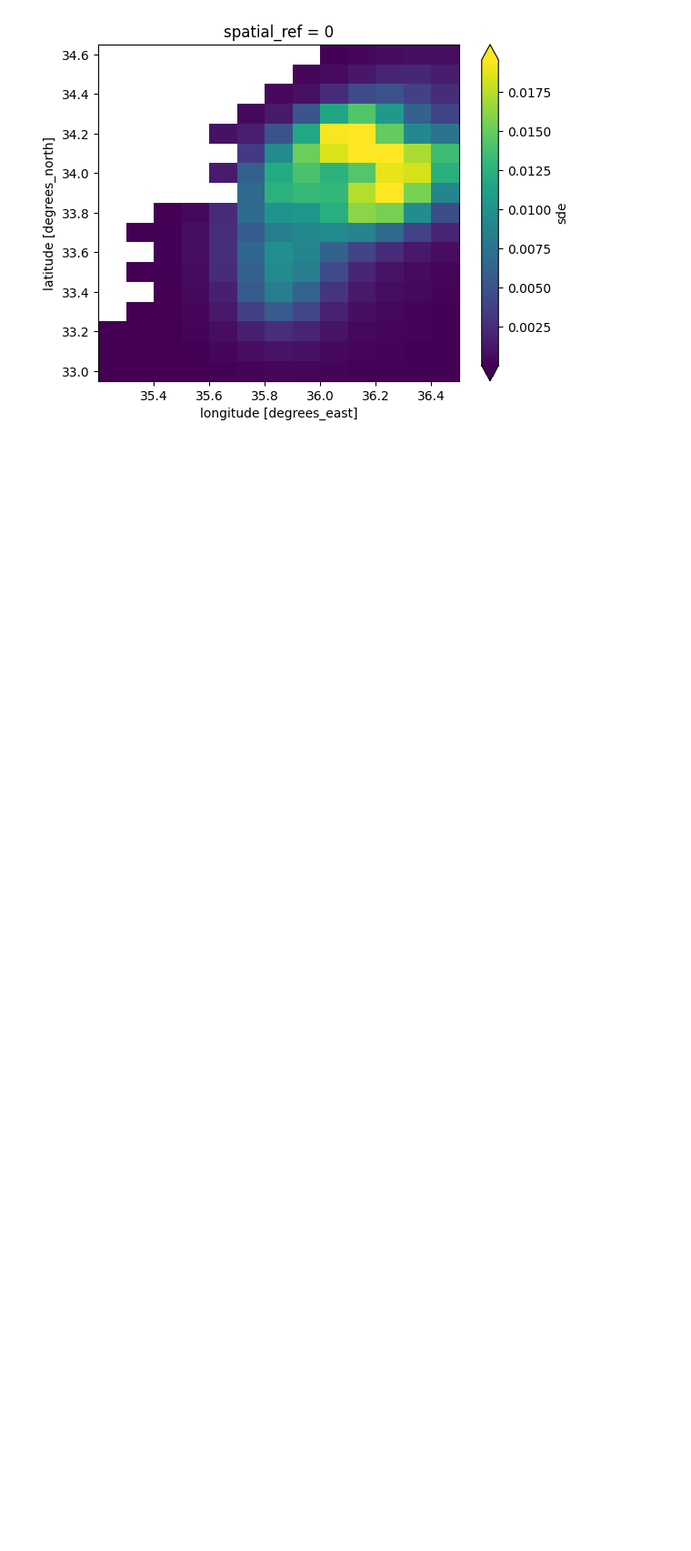
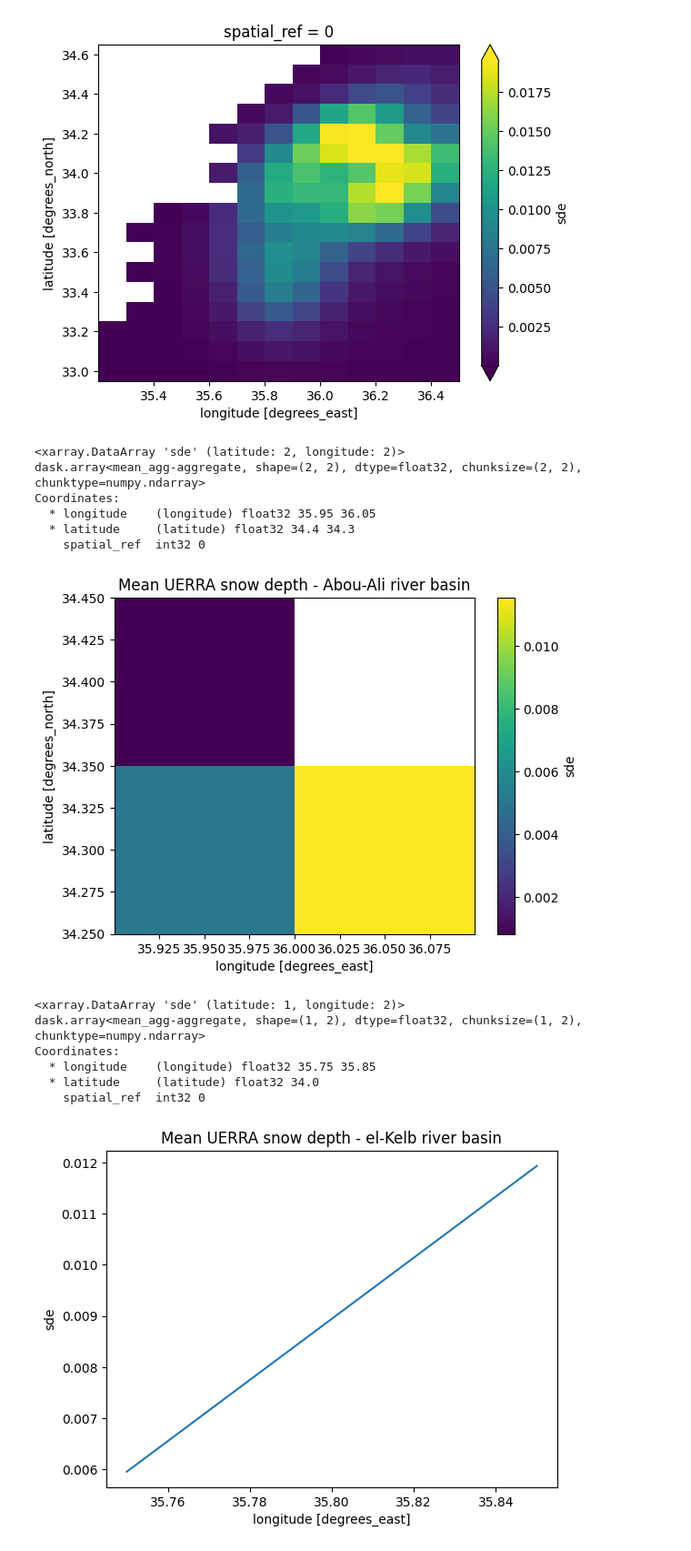
Before and after one commit to Rami-ismail/FYP_SnowCoveredArea, a Jupyter notebook: trainScfBasin.ipynb, the cells around one changed output. Shown at 91% size. Drawn from its saved outputs; the diff is of its cells as text; code cells hidden in the pictures; blank space fills up the shorter version.

```diff
--- a/trainScfBasin.ipynb
+++ b/trainScfBasin.ipynb
@@ -82,3 +76,33 @@ dsFullExtent.rio.write_crs(crs, inplace=True)
 dsFullExtent.sde.mean(dim='time').plot(robust=True);
 # %% [output]
 [figure]
+# %%
+# Open the shapefile and set the CRS
+shapefile_path = "./shp/LebanonCatchements/LebanonCatchments.shp"
+sf = gpd.read_file(shapefile_path)
+crs = sf.crs.to_string()
+dsFullExtent.rio.write_crs(crs, inplace=True)
+# Clip the raster to the shapefile
+for ibv in range(len(sf)):
+    bv = sf.loc[[ibv]]
+    bvname = bv.BASINNAME.values[0]
+    ds = dsFullExtent.rio.clip(bv.geometry)
+    ds.sde.mean(dim='time').plot()
+    print(ds.sde.mean(dim='time'))
+    plt.title('Mean UERRA snow depth - {} river basin'.format(bvname))
+    plt.show()
+# %% [output]
+<xarray.DataArray 'sde' (latitude: 2, longitude: 2)>
+dask.array<mean_agg-aggregate, shape=(2, 2), dtype=float32, chunksize=(2, 2), chunktype=numpy.ndarray>
+Coordinates:
+  * longitude    (longitude) float32 35.95 36.05
+  * latitude     (latitude) float32 34.4 34.3
+    spatial_ref  int32 0
+[figure, added]
+<xarray.DataArray 'sde' (latitude: 1, longitude: 2)>
+dask.array<mean_agg-aggregate, shape=(1, 2), dtype=float32, chunksize=(1, 2), chunktype=numpy.ndarray>
+Coordinates:
+  * longitude    (longitude) float32 35.75 35.85
+  * latitude     (latitude) float32 34.0
+    spatial_ref  int32 0
+[figure, added]
```
Also changed, not shown: parts of 7 cells of this notebook, 17 other files.
